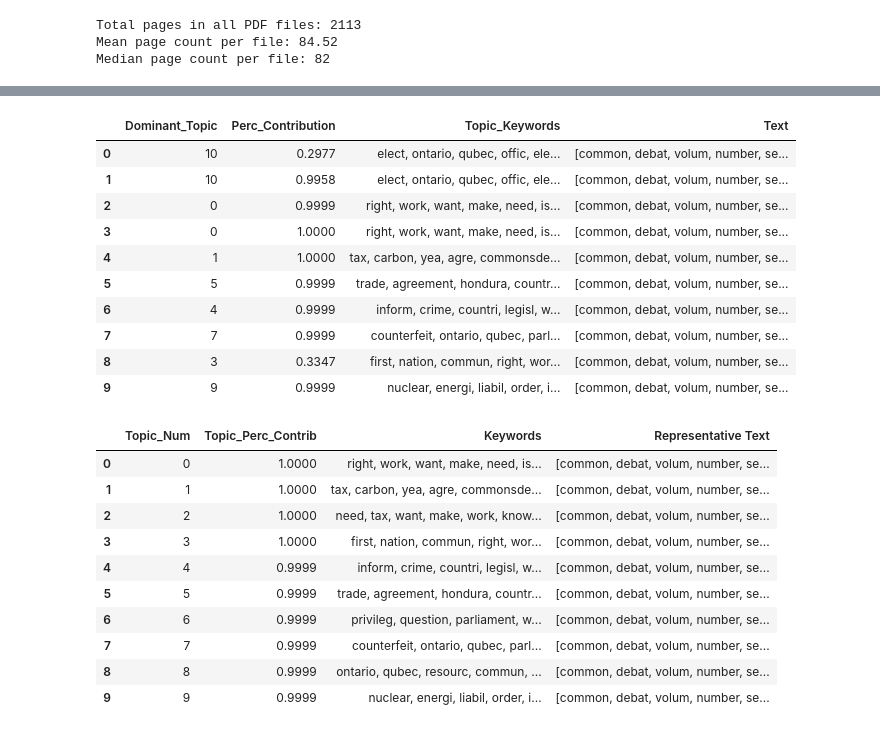
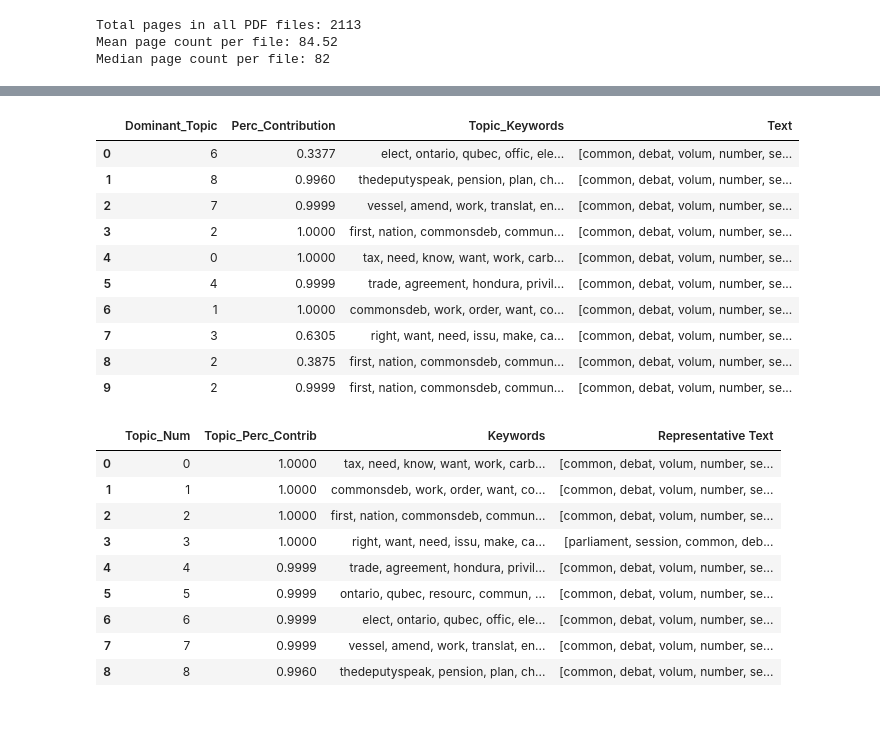
Before and after one commit to CDL-DataSci/CIND820, a Jupyter notebook: Initial_Results_HDP_LDA_Models.ipynb, the cells around one changed output, grey strips where cells are left out. Saved outputs shown, nothing was run; the diff lists cells and outputs as text; code cells hidden in the pictures.

```diff
--- a/Initial_Results_HDP_LDA_Models.ipynb
+++ b/Initial_Results_HDP_LDA_Models.ipynb
@@ -301,8 +251,7 @@ Coherence Score for LDA model: 0.38331608119518
 # %%
 #Evaluating HDP topic coherance values, which were found to have a range below as well as above the LDA model
-from gensim.models import CoherenceModel
 
-hdp_topics = hdp_model.show_topics(num_topics=15, formatted=False)  # Get the top 15 topics
+hdp_topics = hdp_model.show_topics(num_topics=19, formatted=False)  # Get the top topics
 
 # Extract topic words for each topic
 topic_words = [[word for word, _ in topic] for topic_id, topic in hdp_topics]
@@ -337,6 +290,6 @@ Topic   Coherence Value
 # %%
 # Finding the overall coherhance value for HDP model
-hdp_topics = hdp_model.show_topics(num_topics=15, formatted=False)  # Get the top 15 topics
+hdp_topics = hdp_model.show_topics(num_topics=19, formatted=False)  # Get the top topics
 
 # Extract topic words for each topic
 topic_words = [[word for word, _ in topic] for topic_id, topic in hdp_topics]
@@ -426,54 +376,52 @@ topics_sorteddf_mallet.head(10)
 # %%
 #Generate df with dominant topics, the topic contribution and topic keywords for HDP model
-import pandas as pd
 
 def topics_sentences(ldamodel=None, corpus=None, texts=None):
     # Initialize an empty list to store rows
     rows = []
 
     # Iterate through each document in the corpus
     for i, topics in enumerate(ldamodel[corpus]):
         # Sort topics by contribution
         topics = sorted(topics, key=lambda x: (x[1]), reverse=True)
 
         # Extract dominant topic, its contribution, and keywords
         for j, (topic_num, prop_topic) in enumerate(topics):
             if j == 0:  # Dominant topic
                 topic_keywords = ", ".join([word for word, prop in ldamodel.show_topic(topic_num)])
                 row_data = [int(topic_num), round(prop_topic, 4), topic_keywords, texts[i]]
                 rows.append(row_data)
                 break
 
     # Create df
     topics_df = pd.DataFrame(rows, columns=['Dominant_Topic', 'Perc_Contribution', 'Topic_Keywords', 'Text'])
 
     return topics_df
 
-df_topic_keywords = format_topics_sentences(ldamodel=hdp_model, corpus=corpus, texts=preprocessed_texts)
+df_topic_keywords = topics_sentences(ldamodel=hdp_model, corpus=corpus, texts=preprocessed_texts)
 
 df_topic_keywords.head(10)
 # %% [output]
 |  | Dominant_Topic | Perc_Contribution | Topic_Keywords | Text |
-| 0 | 10 | 0.2977 | elect, ontario, qubec, offic, ele... | [common, debat, volum, number, se... |
-| 1 | 10 | 0.9958 | elect, ontario, qubec, offic, ele... | [common, debat, volum, number, se... |
-| 2 | 0 | 0.9999 | right, work, want, make, need, is... | [common, debat, volum, number, se... |
-| 3 | 0 | 1.0000 | right, work, want, make, need, is... | [common, debat, volum, number, se... |
-| 4 | 1 | 1.0000 | tax, carbon, yea, agre, commonsde... | [common, debat, volum, number, se... |
-| 5 | 5 | 0.9999 | trade, agreement, hondura, countr... | [common, debat, volum, number, se... |
-| 6 | 4 | 0.9999 | inform, crime, countri, legisl, w... | [common, debat, volum, number, se... |
-| 7 | 7 | 0.9999 | counterfeit, ontario, qubec, parl... | [common, debat, volum, number, se... |
-| 8 | 3 | 0.3347 | first, nation, commun, right, wor... | [common, debat, volum, number, se... |
-| 9 | 9 | 0.9999 | nuclear, energi, liabil, order, i... | [common, debat, volum, number, se... |
+| 0 | 6 | 0.3377 | elect, ontario, qubec, offic, ele... | [common, debat, volum, number, se... |
+| 1 | 8 | 0.9960 | thedeputyspeak, pension, plan, ch... | [common, debat, volum, number, se... |
+| 2 | 7 | 0.9999 | vessel, amend, work, translat, en... | [common, debat, volum, number, se... |
+| 3 | 2 | 1.0000 | first, nation, commonsdeb, commun... | [common, debat, volum, number, se... |
+| 4 | 0 | 1.0000 | tax, need, know, want, work, carb... | [common, debat, volum, number, se... |
+| 5 | 4 | 0.9999 | trade, agreement, hondura, privil... | [common, debat, volum, number, se... |
+| 6 | 1 | 1.0000 | commonsdeb, work, order, want, co... | [common, debat, volum, number, se... |
+| 7 | 3 | 0.6305 | right, want, need, issu, make, ca... | [common, debat, volum, number, se... |
+| 8 | 2 | 0.3875 | first, nation, commonsdeb, commun... | [common, debat, volum, number, se... |
+| 9 | 2 | 0.9999 | first, nation, commonsdeb, commun... | [common, debat, volum, number, se... |
 # %%
 #Generate df of represtative text for dominant topics for HDP model
-import pandas as pd
 
 pd.options.display.max_colwidth = 100
 
 topics_sorteddf_mallet = pd.DataFrame()
 topics_outdf_grpd = df_topic_keywords.groupby('Dominant_Topic')
 
-for i, grp in sent_topics_outdf_grpd:
+for i, grp in topics_outdf_grpd:
     topics_sorteddf_mallet = pd.concat([topics_sorteddf_mallet,
                                              grp.sort_values(['Perc_Contribution'], ascending=False).head(1)],
                                             axis=0)
@@ -488,15 +436,14 @@ topics_sorteddf_mallet.columns = ['Topic_Num', "Topic_Perc_Contrib", "Keywords",
 topics_sorteddf_mallet.head(10)
 # %% [output]
 |  | Topic_Num | Topic_Perc_Contrib | Keywords | Representative Text |
-| 0 | 0 | 1.0000 | right, work, want, make, need, is... | [common, debat, volum, number, se... |
-| 1 | 1 | 1.0000 | tax, carbon, yea, agre, commonsde... | [common, debat, volum, number, se... |
-| 2 | 2 | 1.0000 | need, tax, want, make, work, know... | [common, debat, volum, number, se... |
-| 3 | 3 | 1.0000 | first, nation, commun, right, wor... | [common, debat, volum, number, se... |
-| 4 | 4 | 0.9999 | inform, crime, countri, legisl, w... | [common, debat, volum, number, se... |
-| 5 | 5 | 0.9999 | trade, agreement, hondura, countr... | [common, debat, volum, number, se... |
-| 6 | 6 | 0.9999 | privileg, question, parliament, w... | [common, debat, volum, number, se... |
-| 7 | 7 | 0.9999 | counterfeit, ontario, qubec, parl... | [common, debat, volum, number, se... |
-| 8 | 8 | 0.9999 | ontario, qubec, resourc, commun, ... | [common, debat, volum, number, se... |
-| 9 | 9 | 0.9999 | nuclear, energi, liabil, order, i... | [common, debat, volum, number, se... |
+| 0 | 0 | 1.0000 | tax, need, know, want, work, carb... | [common, debat, volum, number, se... |
+| 1 | 1 | 1.0000 | commonsdeb, work, order, want, co... | [common, debat, volum, number, se... |
+| 2 | 2 | 1.0000 | first, nation, commonsdeb, commun... | [common, debat, volum, number, se... |
+| 3 | 3 | 1.0000 | right, want, need, issu, make, ca... | [parliament, session, common, deb... |
+| 4 | 4 | 0.9999 | trade, agreement, hondura, privil... | [common, debat, volum, number, se... |
+| 5 | 5 | 0.9999 | ontario, qubec, resourc, commun, ... | [common, debat, volum, number, se... |
+| 6 | 6 | 0.9999 | elect, ontario, qubec, offic, ele... | [common, debat, volum, number, se... |
+| 7 | 7 | 0.9999 | vessel, amend, work, translat, en... | [common, debat, volum, number, se... |
+| 8 | 8 | 0.9960 | thedeputyspeak, pension, plan, ch... | [common, debat, volum, number, se... |
 # %%
 #Ploting document word count against nubmer of documents for LDA model
```
Also changed, not shown: parts of 14 cells of this notebook.
